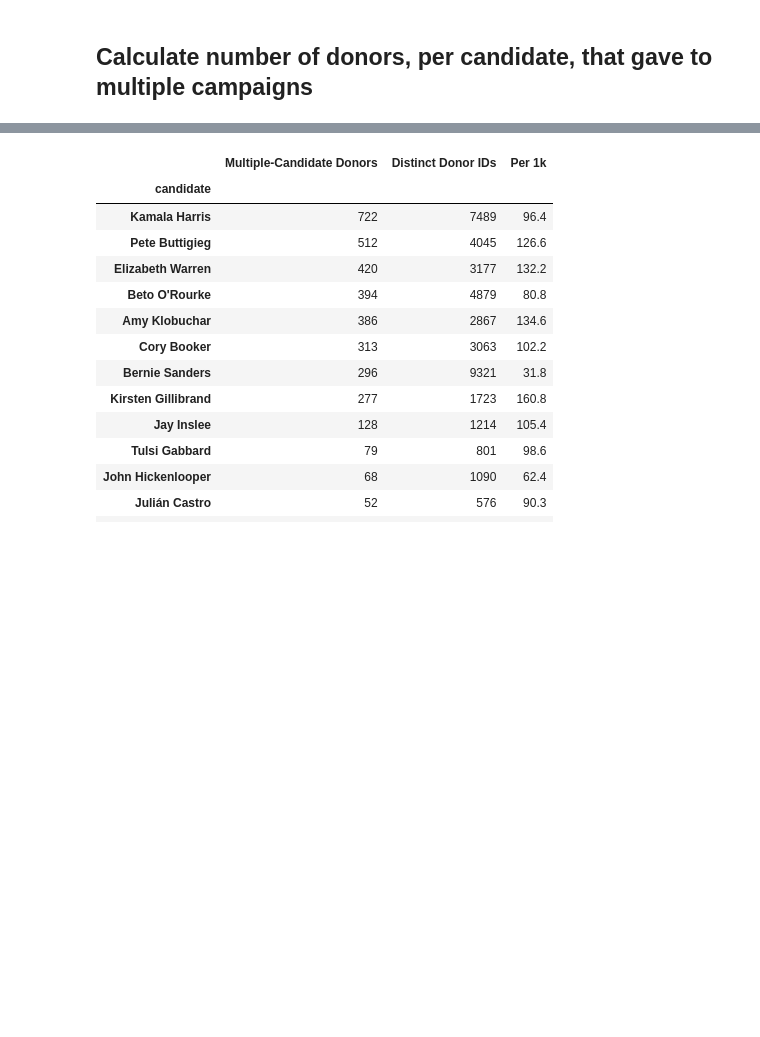
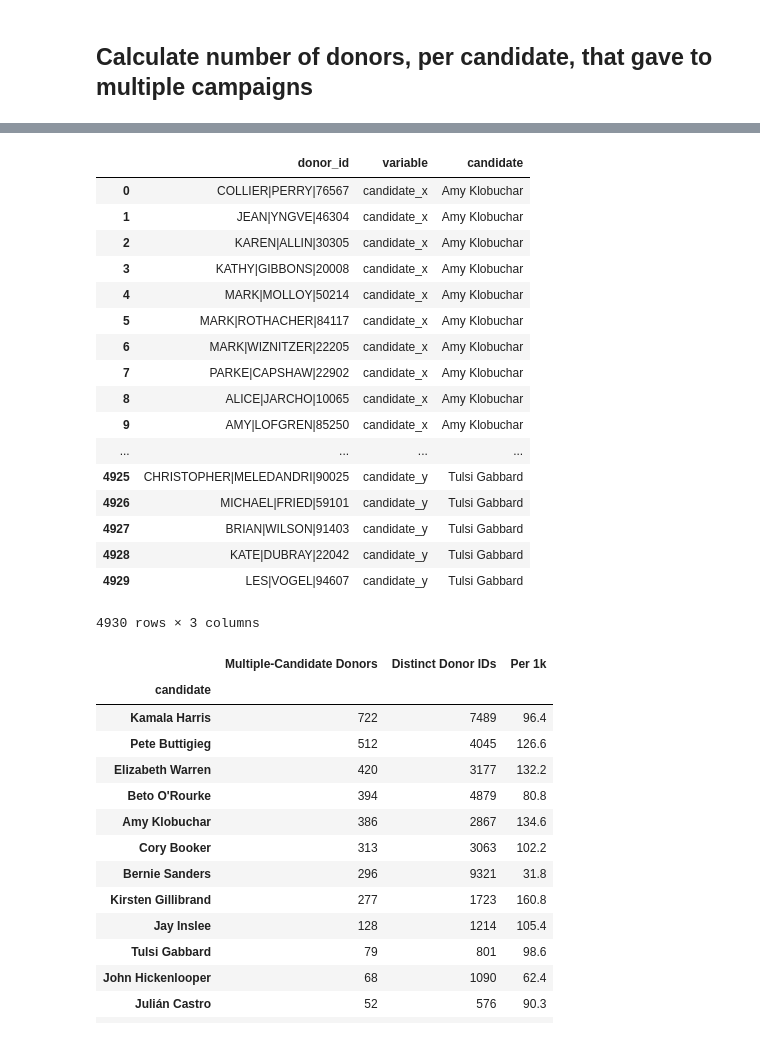
Before and after one commit to steve-kasica/2019-04-democratic-candidate-codonors, a Jupyter notebook: notebooks/analyze-campaign-codonors.ipynb, the cells around one changed output, grey strips where cells are left out. Cells and saved outputs as stored; diff of their text form; code cells hidden in the pictures; blank space fills up the shorter version.

```diff
--- a/notebooks/analyze-campaign-codonors.ipynb
+++ b/notebooks/analyze-campaign-codonors.ipynb
@@ -489,3 +578,25 @@ triplet_counts.loc[lambda df: df["count"] >= 10]
+# %%
+# Added by Steve
+candidate_pairs.melt(id_vars = ["donor_id"], value_name = "candidate").
+# %% [output]
+|  | donor_id | variable | candidate |
+| 0 | COLLIER|PERRY|76567 | candidate_x | Amy Klobuchar |
+| 1 | JEAN|YNGVE|46304 | candidate_x | Amy Klobuchar |
+| 2 | KAREN|ALLIN|30305 | candidate_x | Amy Klobuchar |
+| 3 | KATHY|GIBBONS|20008 | candidate_x | Amy Klobuchar |
+| 4 | MARK|MOLLOY|50214 | candidate_x | Amy Klobuchar |
+| 5 | MARK|ROTHACHER|84117 | candidate_x | Amy Klobuchar |
+| 6 | MARK|WIZNITZER|22205 | candidate_x | Amy Klobuchar |
+| 7 | PARKE|CAPSHAW|22902 | candidate_x | Amy Klobuchar |
+| 8 | ALICE|JARCHO|10065 | candidate_x | Amy Klobuchar |
+| 9 | AMY|LOFGREN|85250 | candidate_x | Amy Klobuchar |
+| ... | ... | ... | ... |
+| 4925 | CHRISTOPHER|MELEDANDRI|90025 | candidate_y | Tulsi Gabbard |
+| 4926 | MICHAEL|FRIED|59101 | candidate_y | Tulsi Gabbard |
+| 4927 | BRIAN|WILSON|91403 | candidate_y | Tulsi Gabbard |
+| 4928 | KATE|DUBRAY|22042 | candidate_y | Tulsi Gabbard |
+| 4929 | LES|VOGEL|94607 | candidate_y | Tulsi Gabbard |
+4930 rows × 3 columns
 # %%
 (
     candidate_pairs
```
Also changed, not shown: parts of 5 cells of this notebook.
